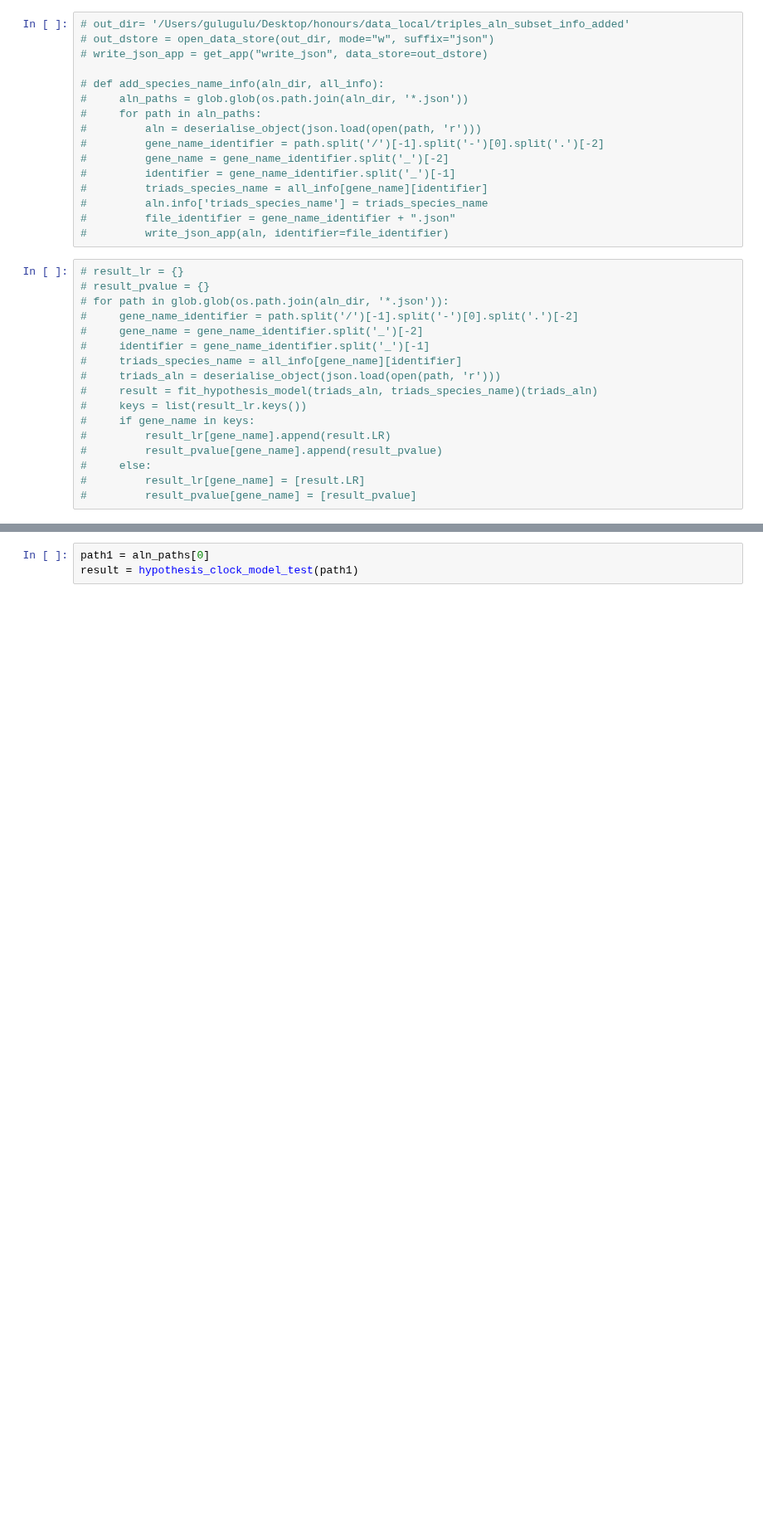
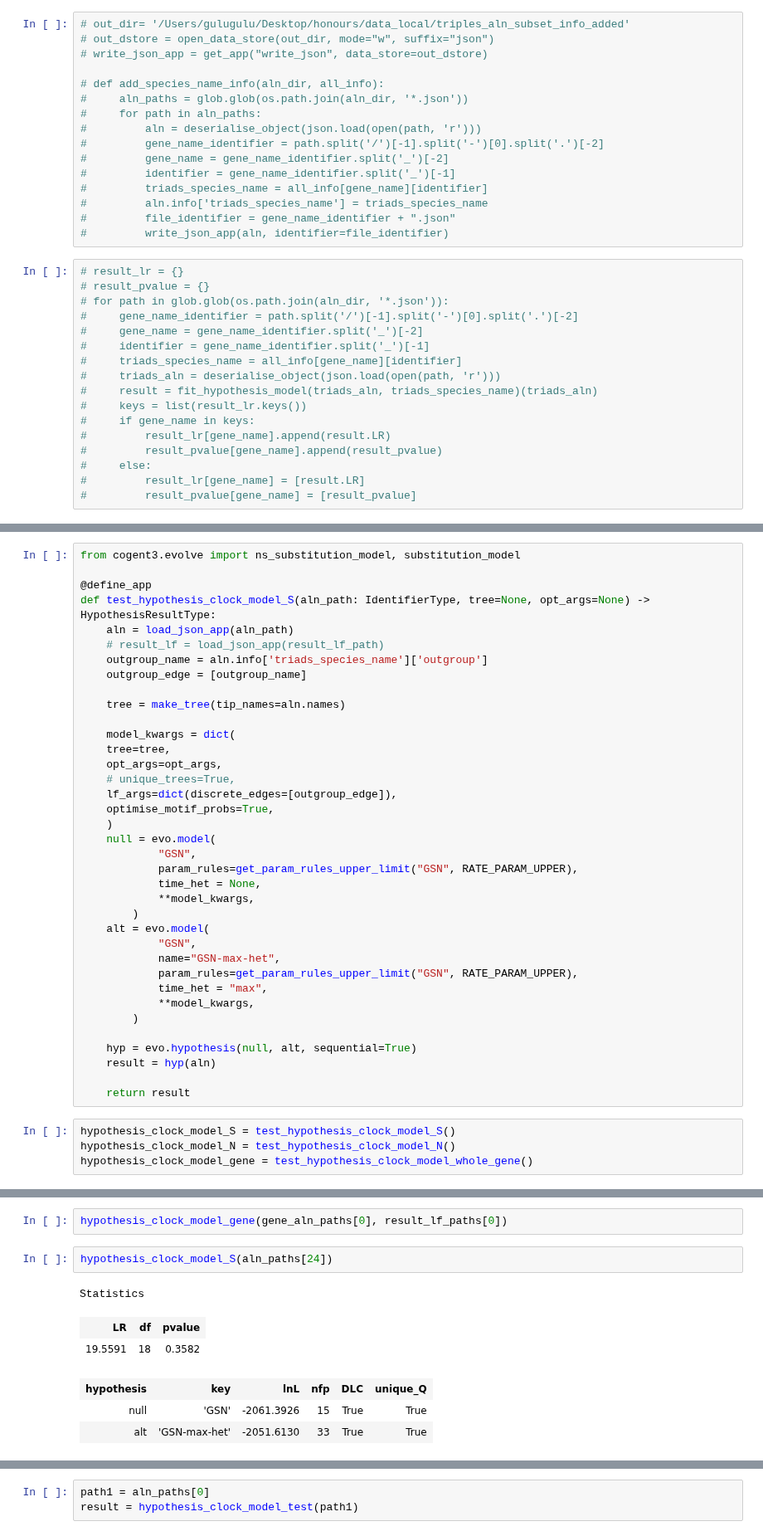
Before and after one commit to GavinHuttley/PuningAnalysis, a Jupyter notebook: nbks/ensembl_genome_analysis/matrix_bounary_model_test.ipynb, the cells around one changed output, grey strips where cells are left out. Shown at 83% size. Saved outputs shown, nothing was run; the diff lists cells and outputs as text; blank space fills up the shorter version.

Commit message:
test run test clock violation code test and non-stationary code test

```diff
--- a/nbks/ensembl_genome_analysis/matrix_bounary_model_test.ipynb
+++ b/nbks/ensembl_genome_analysis/matrix_bounary_model_test.ipynb
@@ -226,2 +243,43 @@ hypothesis_clock_model_test = test_hypothesis_clock_model()
+# %%
+from cogent3.evolve import ns_substitution_model, substitution_model
+
+@define_app
+def test_hypothesis_clock_model_S(aln_path: IdentifierType, tree=None, opt_args=None) -> HypothesisResultType:
+    aln = load_json_app(aln_path)
+    # result_lf = load_json_app(result_lf_path)
+    outgroup_name = aln.info['triads_species_name']['outgroup']
+    outgroup_edge = [outgroup_name]
+
+    tree = make_tree(tip_names=aln.names)
+
+    model_kwargs = dict(
+    tree=tree,
+    opt_args=opt_args,
+    # unique_trees=True,
+    lf_args=dict(discrete_edges=[outgroup_edge]),
+    optimise_motif_probs=True,
+    )
+    null = evo.model(
+            "GSN",
+            param_rules=get_param_rules_upper_limit("GSN", RATE_PARAM_UPPER),
+            time_het = None,
+            **model_kwargs,
+        )
+    alt = evo.model(
+            "GSN",
+            name="GSN-max-het",
+            param_rules=get_param_rules_upper_limit("GSN", RATE_PARAM_UPPER),
+            time_het = "max",
+            **model_kwargs,
+        )
+
+    hyp = evo.hypothesis(null, alt, sequential=True)
+    result = hyp(aln)
+
+    return result
+# %%
+hypothesis_clock_model_S = test_hypothesis_clock_model_S()
+hypothesis_clock_model_N = test_hypothesis_clock_model_N()
+hypothesis_clock_model_gene = test_hypothesis_clock_model_whole_gene()
 # %%
 aln_dir = '/Users/gulugulu/Desktop/honours/data_local/triples_aln_subset_info_added'
@@ -236,0 +298,11 @@ for path in aln_paths:
+# %%
+hypothesis_clock_model_gene(gene_aln_paths[0], result_lf_paths[0])
+# %%
+hypothesis_clock_model_S(aln_paths[24])
+# %% [output]
+Statistics
+| LR | df | pvalue |
+| 19.5591 | 18 | 0.3582 |
+| hypothesis | key | lnL | nfp | DLC | unique_Q |
+| null | 'GSN' | -2061.3926 | 15 | True | True |
+| alt | 'GSN-max-het' | -2051.6130 | 33 | True | True |
```
Also changed, not shown: parts of 10 cells of this notebook, 1 other file.
